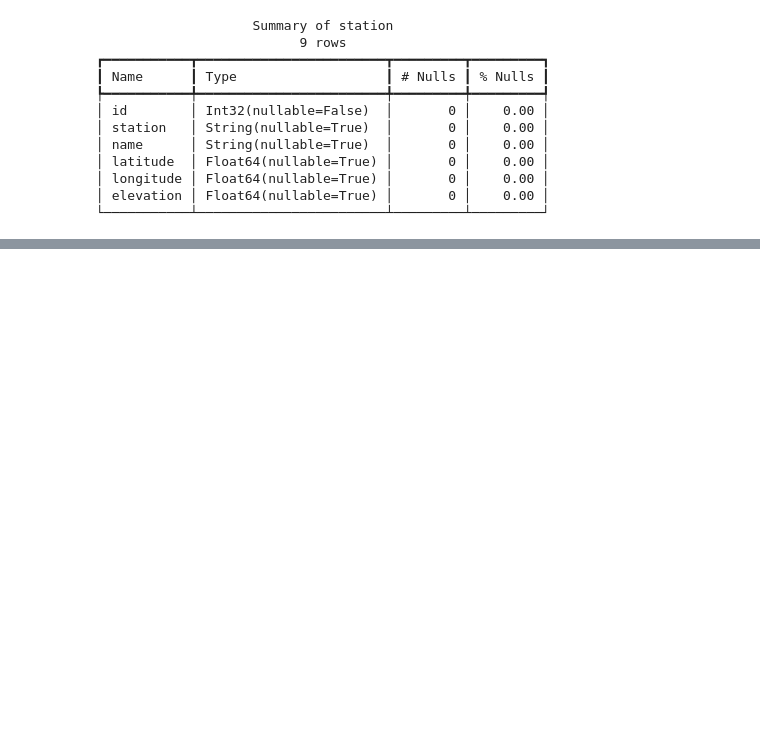
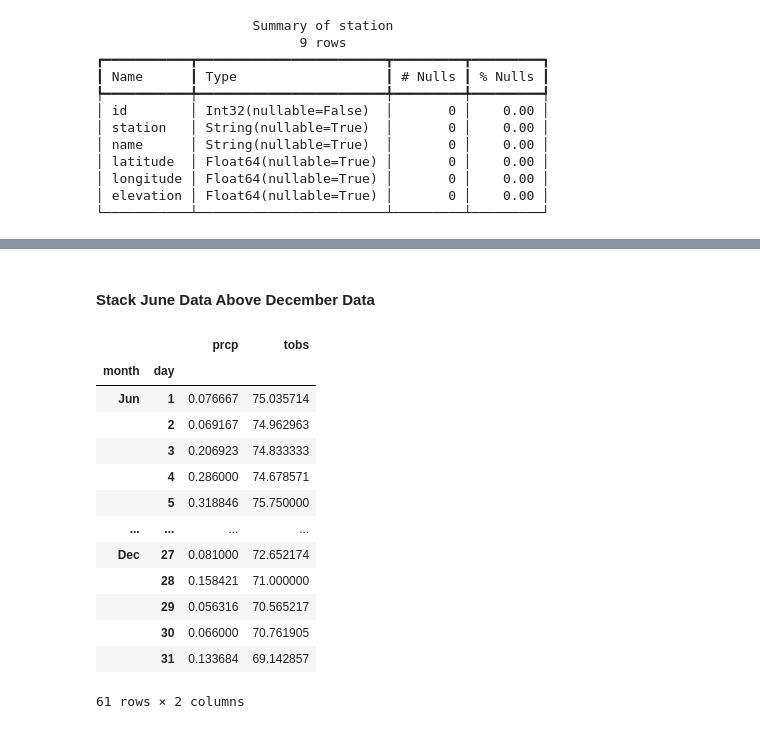
Before and after one commit to cdpeters/dash-test-app, a Jupyter notebook: notebooks/dash_app_development.ipynb, the cells around one changed output, grey strips where cells are left out. Cells and saved outputs as stored; diff of their text form; code cells hidden in the pictures; blank space fills up the shorter version.

```diff
--- a/notebooks/dash_app_development.ipynb
+++ b/notebooks/dash_app_development.ipynb
@@ -157,0 +254,22 @@ mean_jun.join(mean_dec, how="right", lsuffix="_jun", rsuffix="_dec")
+# %% [markdown]
+#### Stack June Data Above December Data
+# %%
+jun = meas_jun_dec_avg[meas_jun_dec_avg.index.get_level_values(level="month") == "Jun"]
+dec = meas_jun_dec_avg[meas_jun_dec_avg.index.get_level_values(level="month") == "Dec"]
+meas_jun_dec_avg = pd.concat([jun, dec])
+meas_jun_dec_avg
+# %% [output]
+|  |  | prcp | tobs |
+| month | day |  |  |
+| Jun | 1 | 0.076667 | 75.035714 |
+|  | 2 | 0.069167 | 74.962963 |
+|  | 3 | 0.206923 | 74.833333 |
+|  | 4 | 0.286000 | 74.678571 |
+|  | 5 | 0.318846 | 75.750000 |
+| ... | ... | ... | ... |
+| Dec | 27 | 0.081000 | 72.652174 |
+|  | 28 | 0.158421 | 71.000000 |
+|  | 29 | 0.056316 | 70.565217 |
+|  | 30 | 0.066000 | 70.761905 |
+|  | 31 | 0.133684 | 69.142857 |
+61 rows × 2 columns
```
Also changed, not shown: parts of 35 cells of this notebook.
